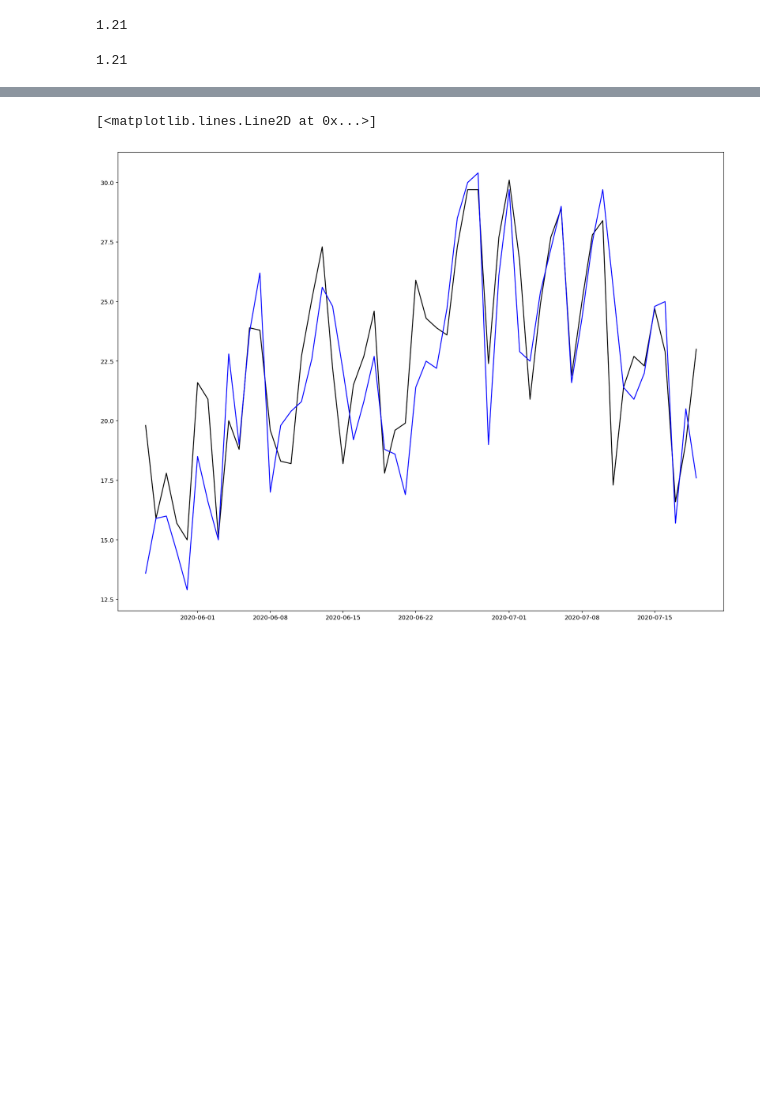
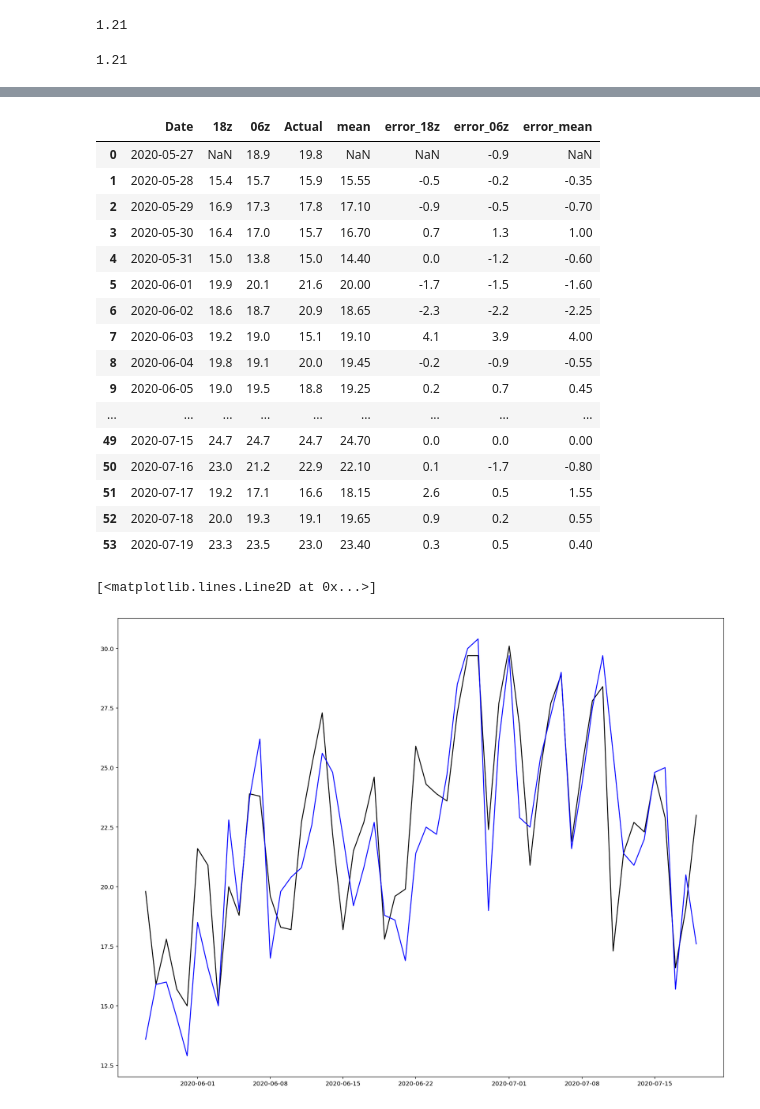
Before and after one commit to meteoadriatic/hl, a Jupyter notebook: HL.ipynb, the cells around one changed output, grey strips where cells are left out. Saved outputs shown, nothing was run; the diff lists cells and outputs as text; code cells hidden in the pictures; blank space fills up the shorter version.

```diff
--- a/HL.ipynb
+++ b/HL.ipynb
@@ -131,3 +149,23 @@ mae_mean
+# %%
+zagreb
+# %% [output]
+|  | Date | 18z | 06z | Actual | mean | error_18z | error_06z | error_mean |
+| 0 | 2020-05-27 | NaN | 18.9 | 19.8 | NaN | NaN | -0.9 | NaN |
+| 1 | 2020-05-28 | 15.4 | 15.7 | 15.9 | 15.55 | -0.5 | -0.2 | -0.35 |
+| 2 | 2020-05-29 | 16.9 | 17.3 | 17.8 | 17.10 | -0.9 | -0.5 | -0.70 |
+| 3 | 2020-05-30 | 16.4 | 17.0 | 15.7 | 16.70 | 0.7 | 1.3 | 1.00 |
+| 4 | 2020-05-31 | 15.0 | 13.8 | 15.0 | 14.40 | 0.0 | -1.2 | -0.60 |
+| 5 | 2020-06-01 | 19.9 | 20.1 | 21.6 | 20.00 | -1.7 | -1.5 | -1.60 |
+| 6 | 2020-06-02 | 18.6 | 18.7 | 20.9 | 18.65 | -2.3 | -2.2 | -2.25 |
+| 7 | 2020-06-03 | 19.2 | 19.0 | 15.1 | 19.10 | 4.1 | 3.9 | 4.00 |
+| 8 | 2020-06-04 | 19.8 | 19.1 | 20.0 | 19.45 | -0.2 | -0.9 | -0.55 |
+| 9 | 2020-06-05 | 19.0 | 19.5 | 18.8 | 19.25 | 0.2 | 0.7 | 0.45 |
+| ... | ... | ... | ... | ... | ... | ... | ... | ... |
+| 49 | 2020-07-15 | 24.7 | 24.7 | 24.7 | 24.70 | 0.0 | 0.0 | 0.00 |
+| 50 | 2020-07-16 | 23.0 | 21.2 | 22.9 | 22.10 | 0.1 | -1.7 | -0.80 |
+| 51 | 2020-07-17 | 19.2 | 17.1 | 16.6 | 18.15 | 2.6 | 0.5 | 1.55 |
+| 52 | 2020-07-18 | 20.0 | 19.3 | 19.1 | 19.65 | 0.9 | 0.2 | 0.55 |
+| 53 | 2020-07-19 | 23.3 | 23.5 | 23.0 | 23.40 | 0.3 | 0.5 | 0.40 |
 # %%
 fig, ax = plt.subplots(figsize=(18, 14))
 
```
Also changed, not shown: parts of 2 cells of this notebook.
